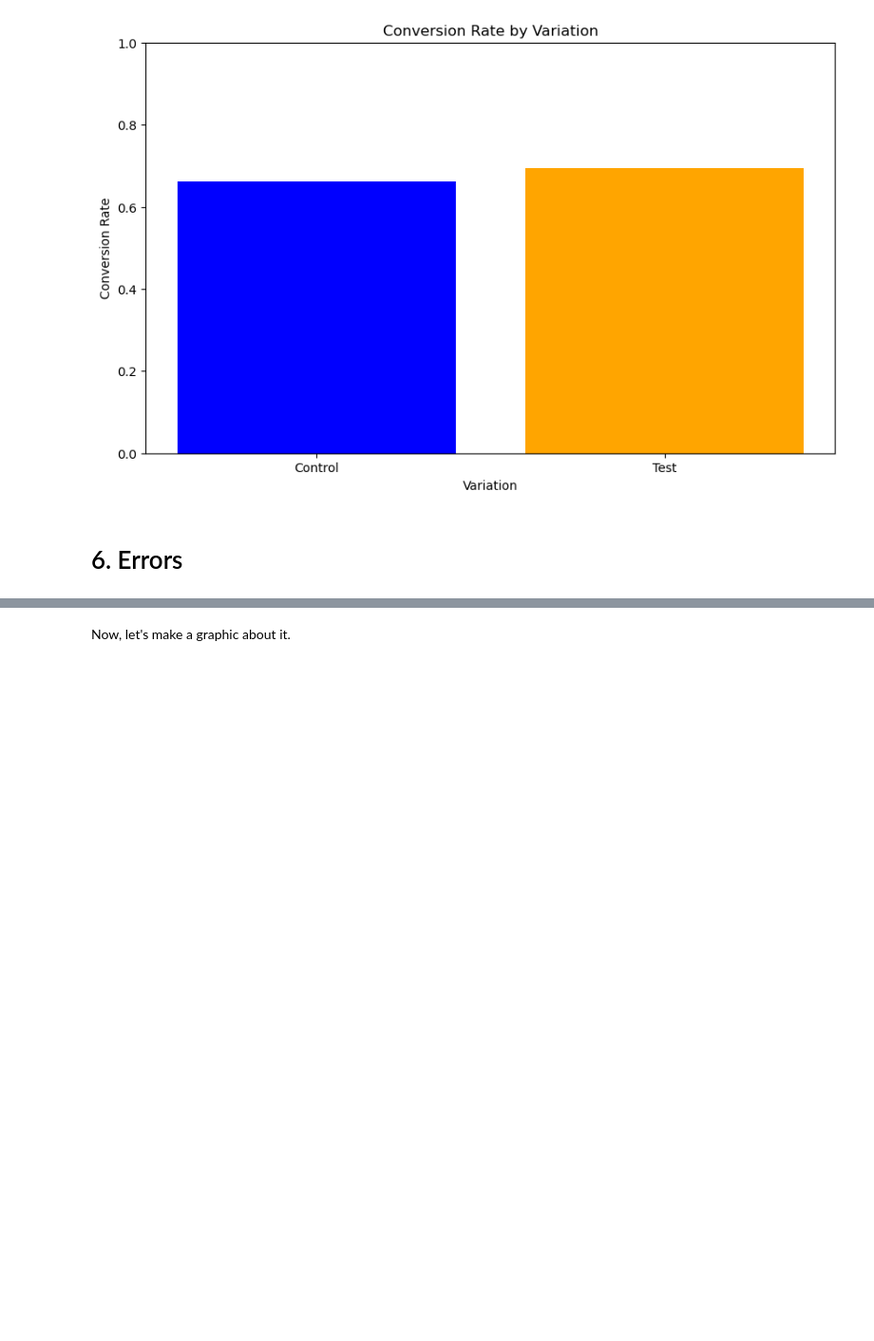
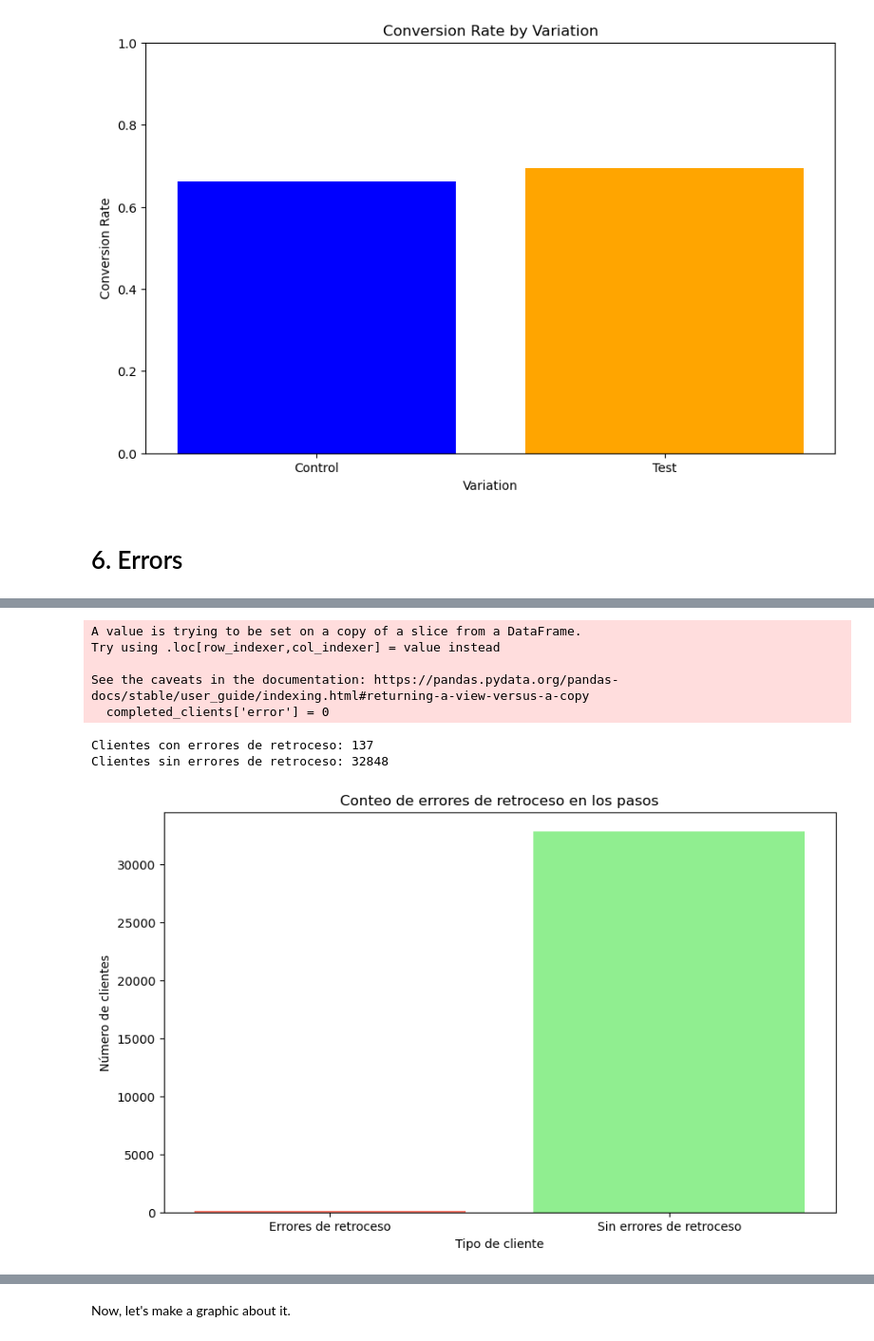
Before and after one commit to davidmoreno-gh/Vanguard-AB-Testing, a Jupyter notebook: notebooks/1. main.ipynb, the cells around one changed output, grey strips where cells are left out. Shown at 95% size. Drawn from its saved outputs; the diff is of its cells as text; code cells hidden in the pictures; blank space fills up the shorter version.

```diff
--- a/notebooks/1. main.ipynb
+++ b/notebooks/1. main.ipynb
@@ -1380,0 +1408,37 @@ No error counter: 0
+# %%
+# Identificar y contar errores de ir hacia atrás en los pasos
+completed_clients['error'] = 0
+
+# Verificar si algún cliente va de un paso al anterior
+completed_clients.loc[completed_clients['step_1'] < completed_clients['start'], 'error'] = 1
+completed_clients.loc[completed_clients['step_2'] < completed_clients['step_1'], 'error'] = 1
+completed_clients.loc[completed_clients['step_3'] < completed_clients['step_2'], 'error'] = 1
+completed_clients.loc[completed_clients['confirm'] < completed_clients['step_3'], 'error'] = 1
+
+# Contar los errores
+error_counts = completed_clients['error'].sum()
+no_error_counts = len(completed_clients) - error_counts
+
+# Imprimir resultados
+print(f"Clientes con errores de retroceso: {error_counts}")
+print(f"Clientes sin errores de retroceso: {no_error_counts}")
+
+# Graficar el conteo de errores
+error_labels = ['Errores de retroceso', 'Sin errores de retroceso']
+error_values = [error_counts, no_error_counts]
+
+plt.figure(figsize=(10, 6))
+plt.bar(error_labels, error_values, color=['salmon', 'lightgreen'])
+plt.title('Conteo de errores de retroceso en los pasos')
+plt.ylabel('Número de clientes')
+plt.xlabel('Tipo de cliente')
+plt.show()
+# %% [output]
+A value is trying to be set on a copy of a slice from a DataFrame.
+Try using .loc[row_indexer,col_indexer] = value instead
+
+See the caveats in the documentation: https://pandas.pydata.org/pandas-docs/stable/user_guide/indexing.html#returning-a-view-versus-a-copy
+  completed_clients['error'] = 0
+Clientes con errores de retroceso: 137
+Clientes sin errores de retroceso: 32848
+[figure, added]
```
Also changed, not shown: parts of 90 cells of this notebook, 4 other files.
